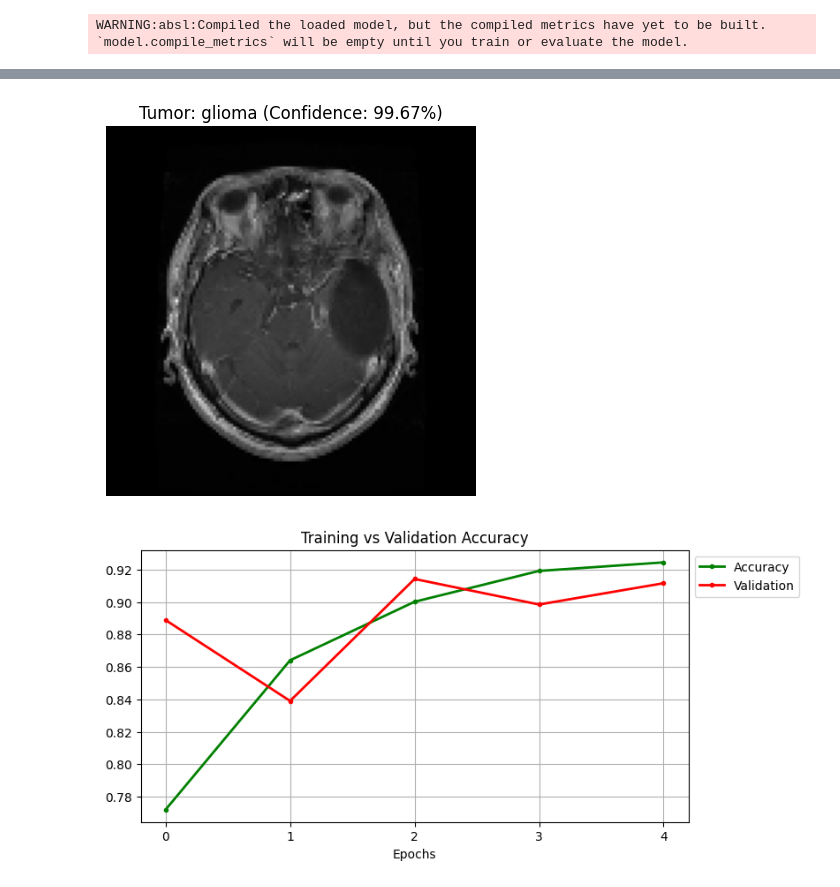
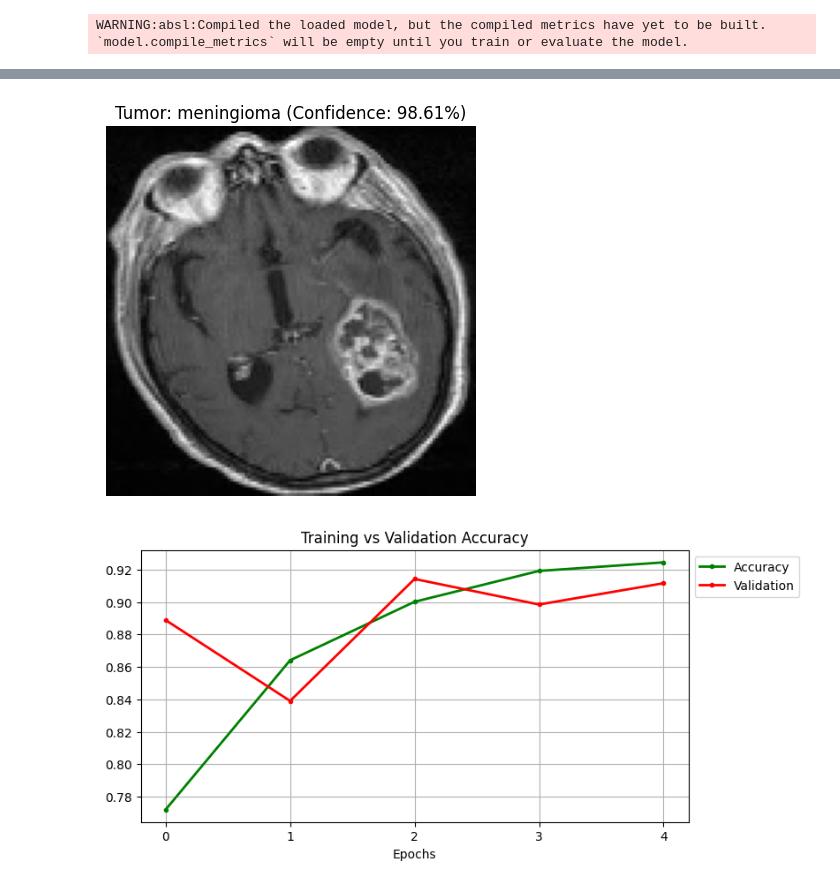
Before and after one commit to KotraHaridutt/Brain-Tumor-Classification, a Jupyter notebook: Brain_tumor_detection.ipynb, the cells around one changed output, grey strips where cells are left out. Drawn from its saved outputs; the diff is of its cells as text; code cells hidden in the pictures.

```diff
--- a/Brain_tumor_detection.ipynb
+++ b/Brain_tumor_detection.ipynb
@@ -259,6 +269,6 @@ def detect_and_display(img_path, model, image_size=128, class_labels=class_label
     plt.show()
 
 # Example usage
-image_path = '/content/drive/MyDrive/Te-gl_0015.jpg'
+image_path = '/content/drive/MyDrive/Te-meTr_0001.jpg'
 detect_and_display(image_path, final_model)
 # %% [output]
@@ -266,4 +276,4 @@ detect_and_display(image_path, final_model)
-[figure, old version]
+[figure, new version]
 # %%
 plt.figure(figsize=(8,4))
 plt.grid(True)
```
Also changed, not shown: parts of 3 cells of this notebook.
